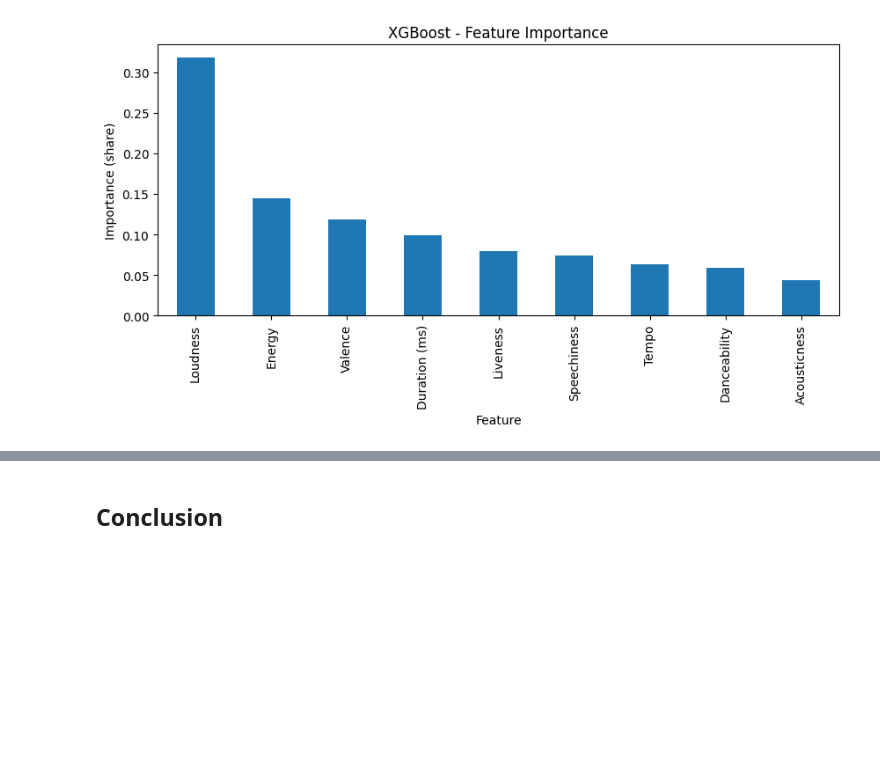
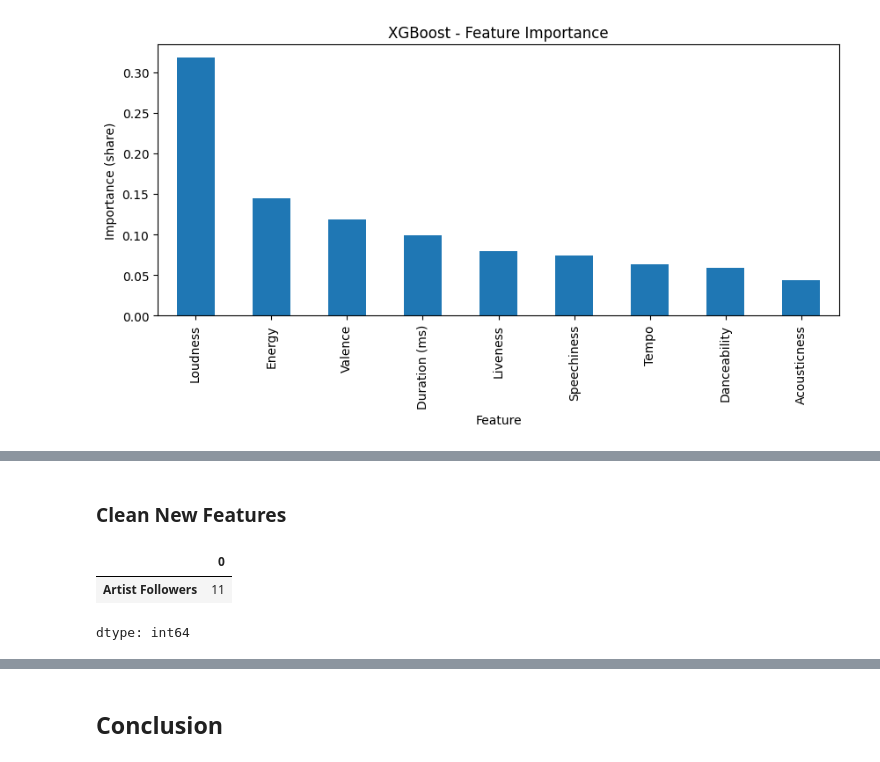
Before and after one commit to cnmi-ds-22/hmsealy___Data-Science-Portofolio-C22-, a Jupyter notebook: Modules/Module_4_Tree_Based_Methods/Projects/Instructions/Project.4-Spotify/Spotify.Pass-10.ipynb, the cells around one changed output, grey strips where cells are left out. Saved outputs shown, nothing was run; the diff lists cells and outputs as text; code cells hidden in the pictures; blank space fills up the shorter version.

```diff
--- a/Modules/Module_4_Tree_Based_Methods/Projects/Instructions/Project.4-Spotify/Spotify.Pass-10.ipynb
+++ b/Modules/Module_4_Tree_Based_Methods/Projects/Instructions/Project.4-Spotify/Spotify.Pass-10.ipynb
@@ -537,0 +547,19 @@ plt.show()
+# %% [markdown]
+### Clean New Features
+# %%
+# Pass 10 uses its own copy of the data, so nothing above changes
+p10_df = spotify_df.copy()
+
+# New feature to test: Artist Followers (known before a song is released)
+extra_cols = ['Artist Followers']
+
+# Turn text into numbers. Blanks become NaN (null)
+for col in extra_cols:
+    p10_df[col] = pd.to_numeric(p10_df[col], errors='coerce')
+
+# How many nulls?
+p10_df[extra_cols].isnull().sum()
+# %% [output]
+|  | 0 |
+| Artist Followers | 11 |
+dtype: int64
```
Also changed, not shown: parts of 9 cells of this notebook.
